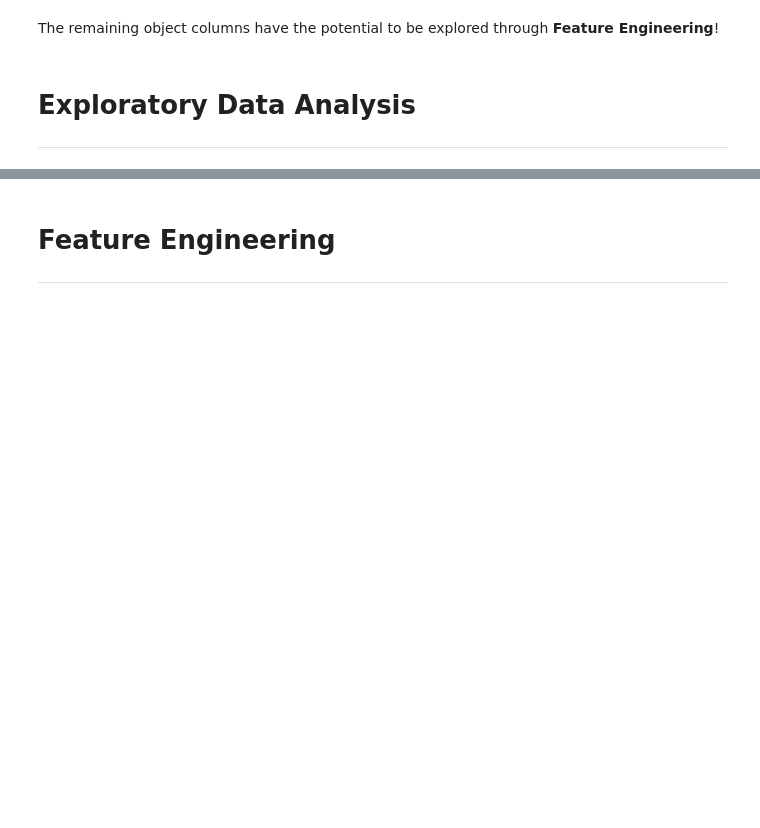
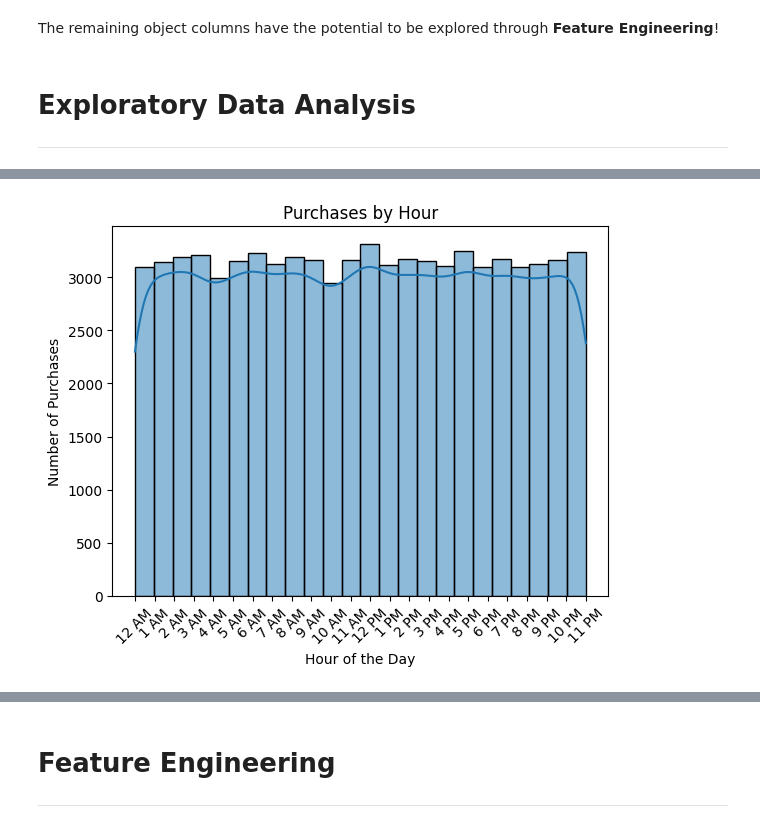
Before and after one commit to azarelga/big-data-repository, a Jupyter notebook: assignment_1.ipynb, the cells around one changed output, grey strips where cells are left out. Saved outputs shown, nothing was run; the diff lists cells and outputs as text; code cells hidden in the pictures; blank space fills up the shorter version.

```diff
--- a/assignment_1.ipynb
+++ b/assignment_1.ipynb
@@ -390,0 +432,16 @@ The remaining object columns have the potential to be explored through **Feature
+# %%
+hour_labels = [
+    '12 AM', '1 AM', '2 AM', '3 AM', '4 AM', '5 AM',
+    '6 AM', '7 AM', '8 AM', '9 AM', '10 AM', '11 AM',
+    '12 PM', '1 PM', '2 PM', '3 PM', '4 PM', '5 PM',
+    '6 PM', '7 PM', '8 PM', '9 PM', '10 PM', '11 PM'
+]
+# %%
+sns.histplot(train_ready['purchase_hour'], bins=24, kde=True)
+plt.title('Purchases by Hour')
+plt.xlabel('Hour of the Day')
+plt.ylabel('Number of Purchases')
+plt.xticks(ticks=range(0, 24), labels=hour_labels, rotation=45)
+plt.show()
+# %% [output]
+[figure, added]
```
Also changed, not shown: parts of 27 cells of this notebook.
